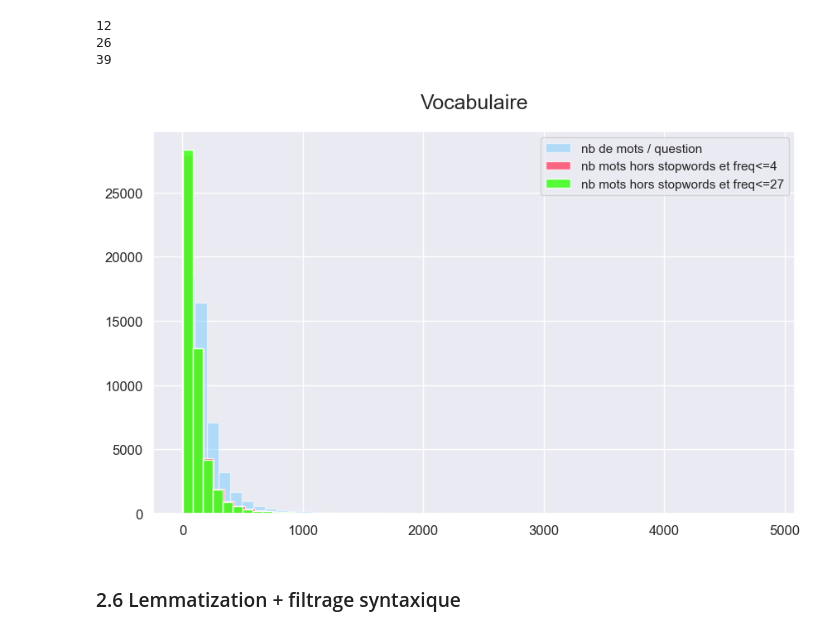
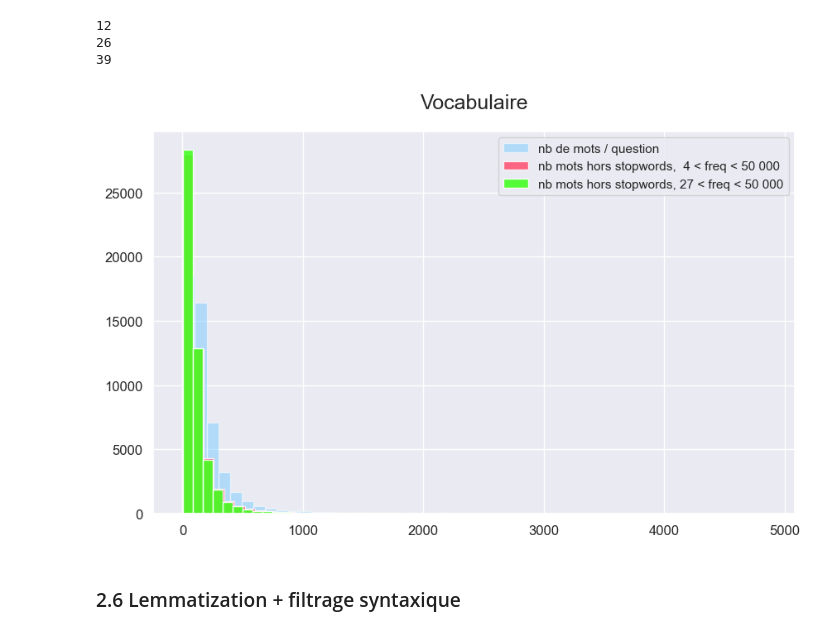
Before and after one commit to Kiwinokoto/ML_student, a Jupyter notebook: notebooks/Oudelet_Kevin_1_notebook_exploration_271123.ipynb, the cells around one changed output. Cells and saved outputs as stored; diff of their text form; code cells hidden in the pictures.

```diff
--- a/notebooks/Oudelet_Kevin_1_notebook_exploration_271123.ipynb
+++ b/notebooks/Oudelet_Kevin_1_notebook_exploration_271123.ipynb
@@ -944,6 +930,19 @@ call: 7406
 # ask mentor
 
 def get_forbidden_tokens(lim_max=50000, lim_min=4):
+    """
+    Get a set of forbidden tokens based on frequency thresholds and stop words.
+
+    Parameters:
+    - lim_max (int, optional): The upper frequency limit for tokens. Tokens with a frequency
+      equal to or above this limit will be considered too frequent. Default is 50000.
+    - lim_min (int, optional): The lower frequency limit for tokens. Tokens with a frequency
+      equal to or below this limit will be considered too rare. Default is 4.
+
+    Returns:
+    set: A set containing forbidden tokens, which includes stop words, tokens exceeding
+    the upper frequency limit, and tokens falling below the lower frequency limit.
+    """
     too_frequent_tokens = [token for token, frequency in list(sorted_token_frequencies.items()) if frequency >= lim_max]
     too_rare_tokens = [token for token, frequency in list(sorted_token_frequencies.items()) if frequency <= lim_min]
 
@@ -956,3 +955,28 @@ def get_forbidden_tokens(lim_max=50000, lim_min=4):
 forbidden_f4_80p = get_forbidden_tokens(lim_min=4) # very low frequency (=80% des tokens)
 forbidden_f10_90p = get_forbidden_tokens(lim_min=10) # low frequency (=90%)
 forbidden_f27_95p = get_forbidden_tokens(lim_min=27) # moderate frequency (=95%)
+# %%
+def preprocess_2_remove_stopwords_frequent_rare(liste_tokens, forbidden_list):
+    """
+    Remove stopwords, tokens exceeding frequency thresholds, and tokens falling below
+    frequency thresholds from a list of tokens.
+
+    Parameters:
+    - liste_tokens (list): The input list of tokens to be processed.
+    - forbidden_list (set): A set of forbidden tokens, which includes stop words,
+      tokens exceeding upper frequency limits, and tokens falling below lower frequency limits.
+
+    Returns:
+    list: A filtered list of tokens that excludes stop words, tokens exceeding upper frequency limits,
+    and tokens falling below lower frequency limits.
+    """
+    filtered_list = [token for token in liste_tokens if token not in forbidden_list]
+
+    return filtered_list
+
+
+# Apply the preprocessing function to title, filtering very rare tokens only
+raw_questions_tags['title_tokens_no_stopwords_soft'] = raw_questions_tags['title_tokens'].parallel_apply(
+    lambda x: preprocess_2_remove_stopwords_frequent_rare(x, forbidden_f4_80p))
+
+raw_questions_tags['nb_tokens_title_no_stopwords_soft'] = raw_questions_tags['title_tokens_no_stopwords_soft'].apply(len)
@@ -1026,29 +1039,29 @@ print(raw_questions_tags.loc[raw_questions_tags['nb_tokens_title_no_stopwords_ha
 # %%
 fig, ax = plt.subplots(figsize=(10, 6))
 
 # Plotting 'nb_mots'
 raw_questions_tags['nb_tokens_body'].hist(density=False, bins=50, ax=ax, color='#7cf', alpha=0.5, label='nb de mots / question')
 
 # Plotting 'nb_mots non stopwords'
 raw_questions_tags['nb_tokens_body_no_stopwords_soft'].hist(density=False, bins=50, color='#f46', ax=ax,
-                                                          alpha=0.8, label='nb mots hors stopwords et freq<=4')
+                                                          alpha=0.8, label='nb mots hors stopwords,  4 < freq < 50 000')
 
 # Plotting 'nb_mots non stopwords'
 raw_questions_tags['nb_tokens_body_no_stopwords_hard'].hist(density=False, bins=50, color='#4f2', ax=ax,
-                                                          alpha=0.9, label='nb mots hors stopwords et freq<=27')
+                                                          alpha=0.9, label='nb mots hors stopwords, 27 < freq < 50 000')
 
 
 plt.title('Vocabulaire', pad=20, fontsize=18)
 plt.xticks(fontsize=12)
 plt.yticks(fontsize=12)
 
 ax.legend()
 
 plt.show()
 
 # La difference /distribution devient difficile à voir
 # %% [output]
-[figure, old version]
+[figure, new version]
 # %%
 # On va garder deux seuils possibles pour l'insatant, afin de comparer les performances des modeles :
 # le seuil freq > 4 (soft, on conserve 20% des tokens uniques)
```
Also changed, not shown: parts of 88 cells of this notebook.
